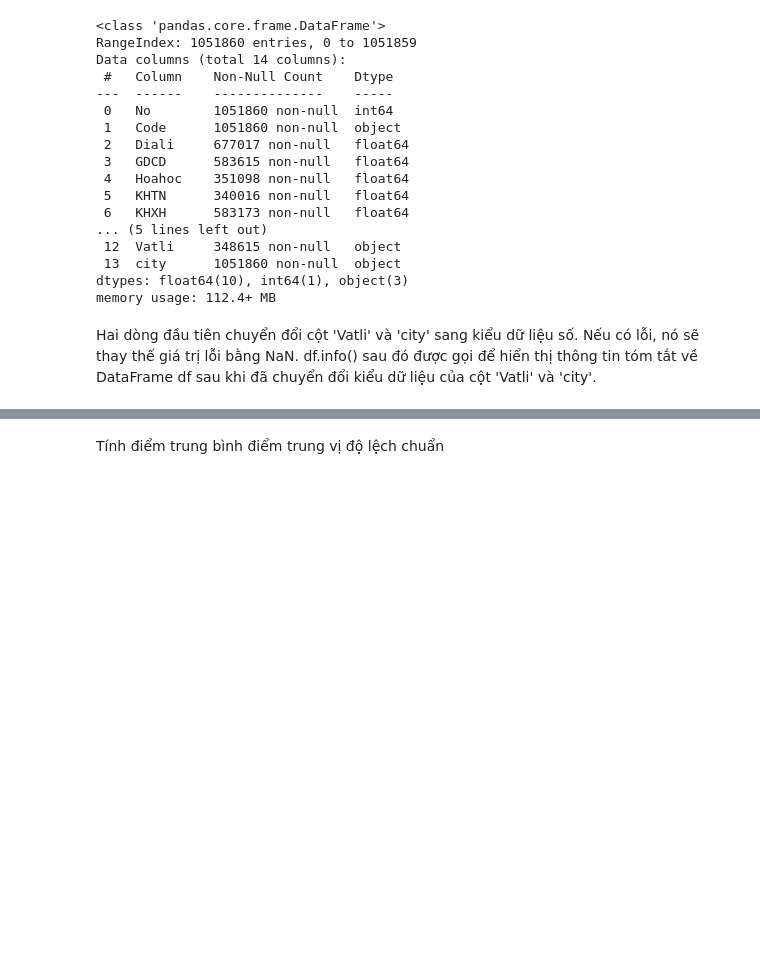
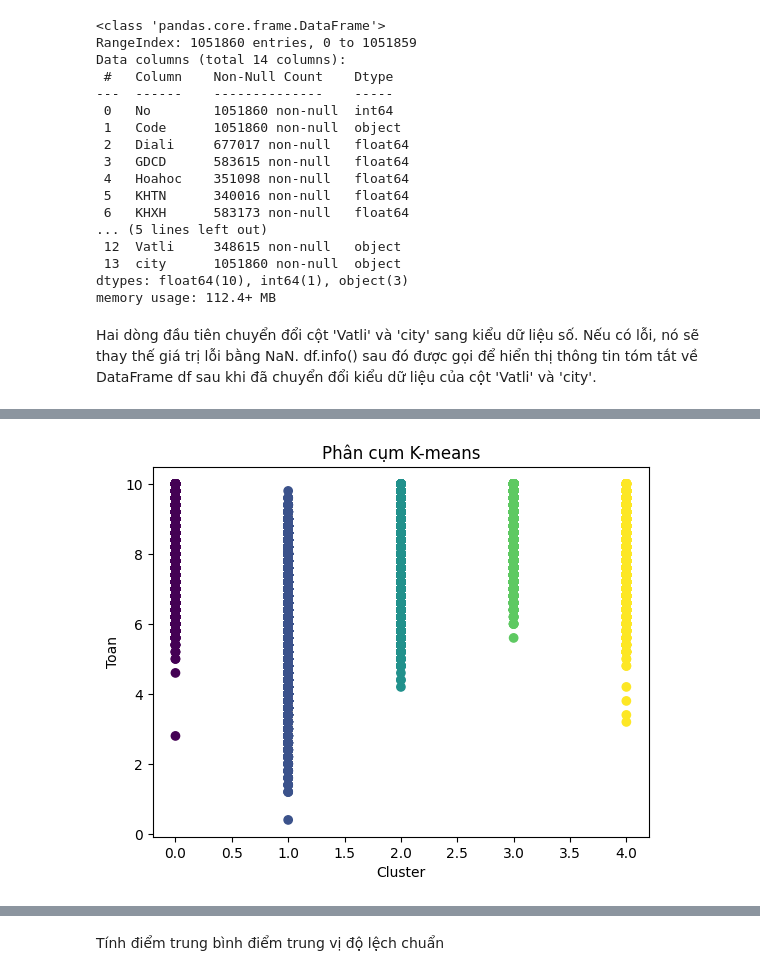
Before and after one commit to Theanh130124/DataMining_Colab, a Jupyter notebook: Tổng_hợp_Thi_TN2020.ipynb, the cells around one changed output, grey strips where cells are left out. Cells and saved outputs as stored; diff of their text form; code cells hidden in the pictures; blank space fills up the shorter version.

```diff
--- a/Tổng_hợp_Thi_TN2020.ipynb
+++ b/Tổng_hợp_Thi_TN2020.ipynb
@@ -98,0 +192,17 @@ df
+# %%
+#Số cụm tối uuw dưa trên biểu đồ Elbow
+num_clusters = 5
+#Ap dụng thuật toán K-means
+kmeans = KMeans(n_clusters=num_clusters, random_state=42)
+kmeans.fit(my_df_khtn)
+#Gán nhãn cụm cho dữ liệu
+my_df_khtn['Cluster'] = kmeans.labels_
+#Vẽ biểu đồ phân cụm
+plt.scatter(my_df_khtn['Cluster'],my_df_khtn['Toan'], c=my_df_khtn['Cluster'], cmap='viridis')
+plt.xlabel('Cluster')
+plt.ylabel('Toan')
+plt.title('Phân cụm K-means')
+plt.show()
+#
+# %% [output]
+[figure, added]
```
Also changed, not shown: parts of 23 cells of this notebook.
